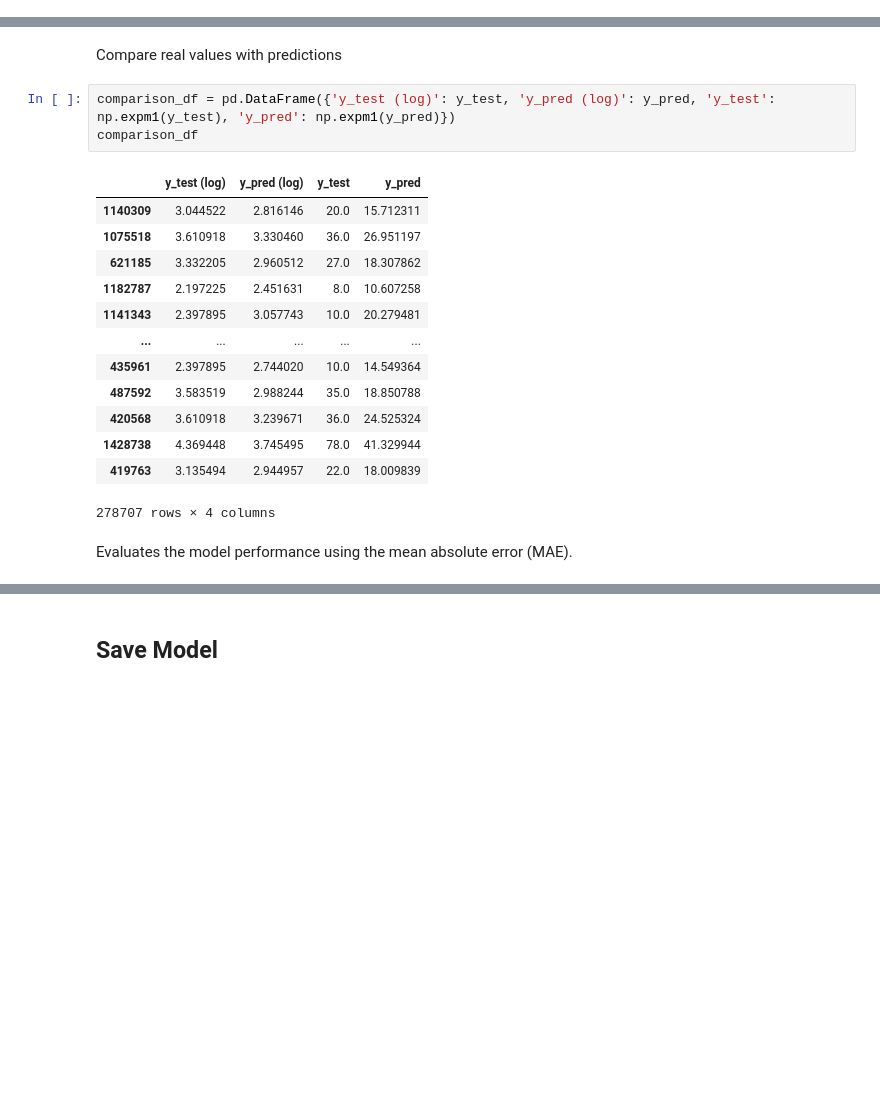
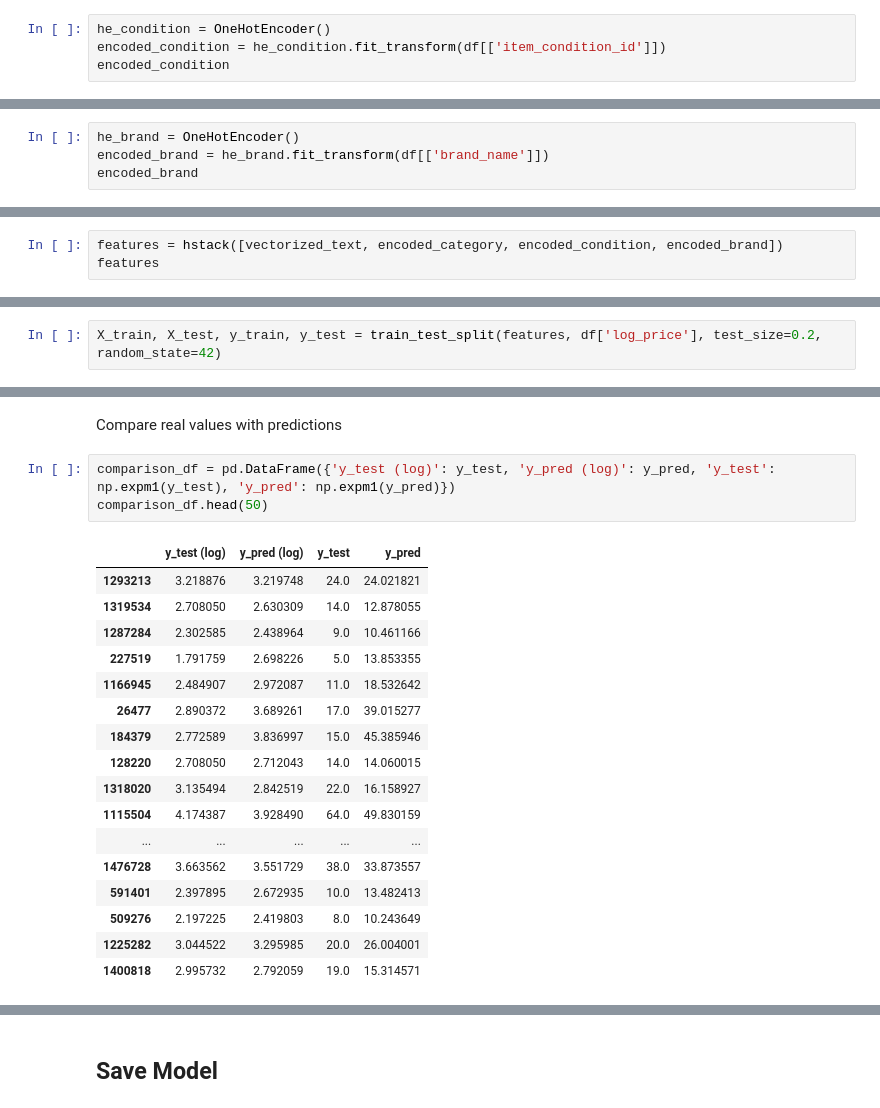
Before and after one commit to danielsimon4/price_recommender, a Jupyter notebook: price_recommender.ipynb, the cells around one changed output, grey strips where cells are left out. Cells and saved outputs as stored; diff of their text form; blank space fills up the shorter version.

```diff
--- a/price_recommender.ipynb
+++ b/price_recommender.ipynb
@@ -190,0 +418,4 @@ X_train, X_test, y_train, y_test = train_test_split(X, y, test_size=0.2, random_
+# %%
+he_condition = OneHotEncoder()
+encoded_condition = he_condition.fit_transform(df[['item_condition_id']])
+encoded_condition
@@ -190,0 +427,4 @@ X_train, X_test, y_train, y_test = train_test_split(X, y, test_size=0.2, random_
+# %%
+he_brand = OneHotEncoder()
+encoded_brand = he_brand.fit_transform(df[['brand_name']])
+encoded_brand
@@ -190,0 +436,3 @@ X_train, X_test, y_train, y_test = train_test_split(X, y, test_size=0.2, random_
+# %%
+features = hstack([vectorized_text, encoded_category, encoded_condition, encoded_brand])
+features
@@ -190,0 +451,2 @@ X_train, X_test, y_train, y_test = train_test_split(X, y, test_size=0.2, random_
+# %%
+X_train, X_test, y_train, y_test = train_test_split(features, df['log_price'], test_size=0.2, random_state=42)
@@ -219,23 +493,25 @@ y_pred = gbm.predict(X_test, num_iteration=gbm.best_iteration)
 Compare real values with predictions
 # %%
 comparison_df = pd.DataFrame({'y_test (log)': y_test, 'y_pred (log)': y_pred, 'y_test': np.expm1(y_test), 'y_pred': np.expm1(y_pred)})
-comparison_df
+comparison_df.head(50)
 # %% [output]
 |  | y_test (log) | y_pred (log) | y_test | y_pred |
-| 1140309 | 3.044522 | 2.816146 | 20.0 | 15.712311 |
-| 1075518 | 3.610918 | 3.330460 | 36.0 | 26.951197 |
-| 621185 | 3.332205 | 2.960512 | 27.0 | 18.307862 |
-| 1182787 | 2.197225 | 2.451631 | 8.0 | 10.607258 |
-| 1141343 | 2.397895 | 3.057743 | 10.0 | 20.279481 |
+| 1293213 | 3.218876 | 3.219748 | 24.0 | 24.021821 |
+| 1319534 | 2.708050 | 2.630309 | 14.0 | 12.878055 |
+| 1287284 | 2.302585 | 2.438964 | 9.0 | 10.461166 |
+| 227519 | 1.791759 | 2.698226 | 5.0 | 13.853355 |
+| 1166945 | 2.484907 | 2.972087 | 11.0 | 18.532642 |
+| 26477 | 2.890372 | 3.689261 | 17.0 | 39.015277 |
+| 184379 | 2.772589 | 3.836997 | 15.0 | 45.385946 |
+| 128220 | 2.708050 | 2.712043 | 14.0 | 14.060015 |
+| 1318020 | 3.135494 | 2.842519 | 22.0 | 16.158927 |
+| 1115504 | 4.174387 | 3.928490 | 64.0 | 49.830159 |
 | ... | ... | ... | ... | ... |
-| 435961 | 2.397895 | 2.744020 | 10.0 | 14.549364 |
-| 487592 | 3.583519 | 2.988244 | 35.0 | 18.850788 |
-| 420568 | 3.610918 | 3.239671 | 36.0 | 24.525324 |
-| 1428738 | 4.369448 | 3.745495 | 78.0 | 41.329944 |
-| 419763 | 3.135494 | 2.944957 | 22.0 | 18.009839 |
+| 1476728 | 3.663562 | 3.551729 | 38.0 | 33.873557 |
+| 591401 | 2.397895 | 2.672935 | 10.0 | 13.482413 |
+| 509276 | 2.197225 | 2.419803 | 8.0 | 10.243649 |
+| 1225282 | 3.044522 | 3.295985 | 20.0 | 26.004001 |
+| 1400818 | 2.995732 | 2.792059 | 19.0 | 15.314571 |
-278707 rows × 4 columns
-# %% [markdown]
-Evaluates the model performance using the mean absolute error (MAE).
 # %%
 print('Mean Absolute Error:', mean_absolute_error(y_test, y_pred))
 # %% [output]
```
Also changed, not shown: parts of 110 cells of this notebook, 9 other files.
